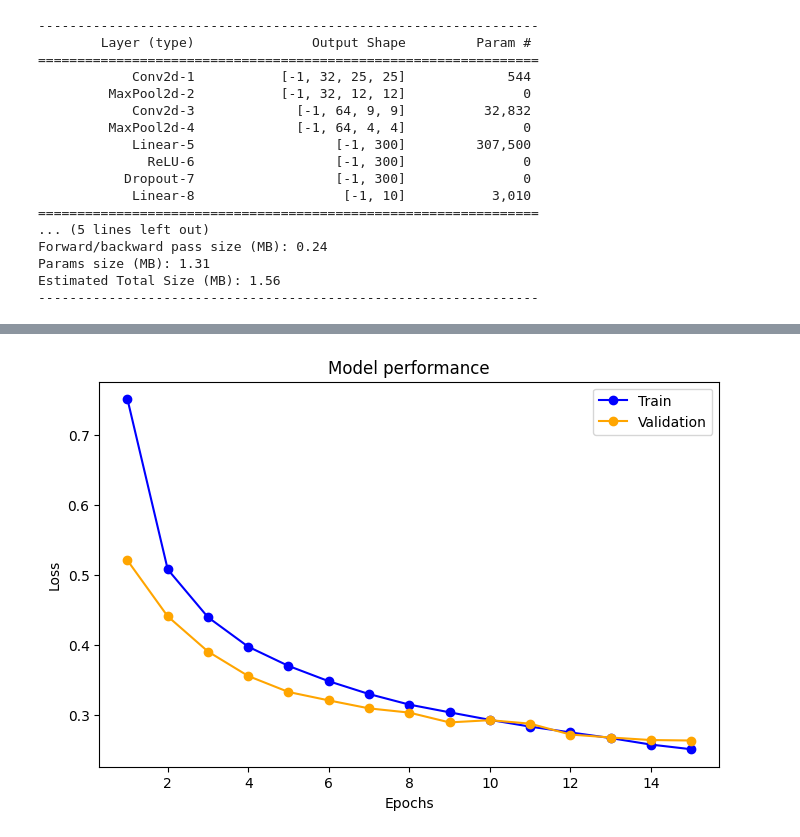
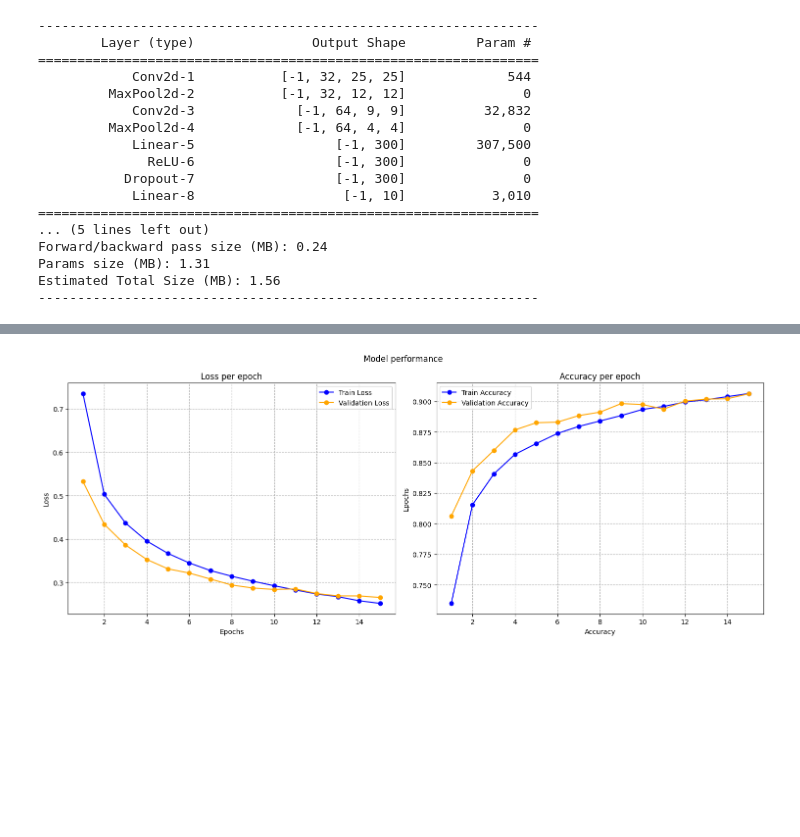
Before and after one commit to mohamedcoder07/PyTorch-tutorial, a Jupyter notebook: cnn.ipynb, the cells around one changed output, grey strips where cells are left out. Drawn from its saved outputs; the diff is of its cells as text; code cells hidden in the pictures; blank space fills up the shorter version.

```diff
--- a/cnn.ipynb
+++ b/cnn.ipynb
@@ -253,7 +257,7 @@ Estimated Total Size (MB): 1.56
 optimizer = optim.Adam(model.parameters(), lr=1e-4)
 loss_fn = nn.CrossEntropyLoss()
 num_epochs = 15
-model, train_losses, val_losses = train_eval_model(model, train_dataloader, val_dataloader, num_epochs, optimizer, loss_fn, device,   verbose = True)
+model, train_losses, val_losses, train_accs, val_accs = train_eval_model(model, train_dataloader, val_dataloader, num_epochs, optimizer, loss_fn, device,   verbose = True)
 # %% [output]
 ----------------------------------
 Epoch [1/15]
@@ -275,11 +279,25 @@ Total training time : 12 minutes and 54.78 seconds
-# %%
-plt.figure(figsize=(8, 5))
-plt.plot((np.arange(num_epochs)+1), train_losses, label = 'Train', marker = 'o', color = 'blue')
-plt.plot((np.arange(num_epochs)+1), val_losses, label = 'Validation', marker = 'o', color = 'orange')
-plt.xlabel('Epochs')
-plt.ylabel('Loss')
-plt.title('Model performance')
-plt.legend()
-plt.show()
-# %% [output]
-[figure, removed]
+# %%
+fig, (ax1, ax2) = plt.subplots(1, 2, figsize = (15, 6))
+fig.suptitle('Model performance')
+
+# ====== First plot ======
+ax1.plot((np.arange(num_epochs)+1), train_losses, label = 'Train Loss', marker = 'o', color = 'blue')
+ax1.plot((np.arange(num_epochs)+1), val_losses, label = 'Validation Loss', marker = 'o', color = 'orange')
+ax1.set(xlabel= 'Epochs', ylabel= 'Loss')
+ax1.set_title('Loss per epoch')
+ax1.legend()
+ax1.grid(True, linestyle ='--')
+
+
+# ====== Second plot ======
+ax2.plot((np.arange(num_epochs)+1), train_accs, label = 'Train Accuracy', marker = 'o', color = 'blue')
+ax2.plot((np.arange(num_epochs)+1), val_accs, label = 'Validation Accuracy', marker = 'o', color = 'orange')
+ax2.set(xlabel= 'Accuracy', ylabel= 'Epochs')
+ax2.set_title('Accuracy per epoch')
+ax2.legend()
+ax2.grid(True, linestyle ='--')
+
+plt.tight_layout()
+plt.show()
+# %% [output]
+[figure, added]
```
Also changed, not shown: parts of 3 cells of this notebook, 1 other file.
